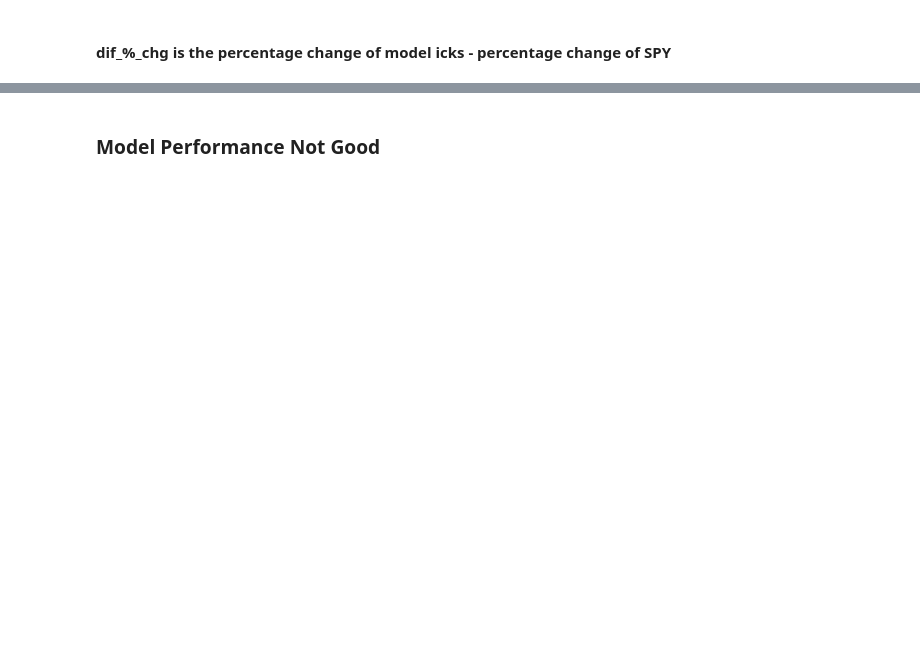
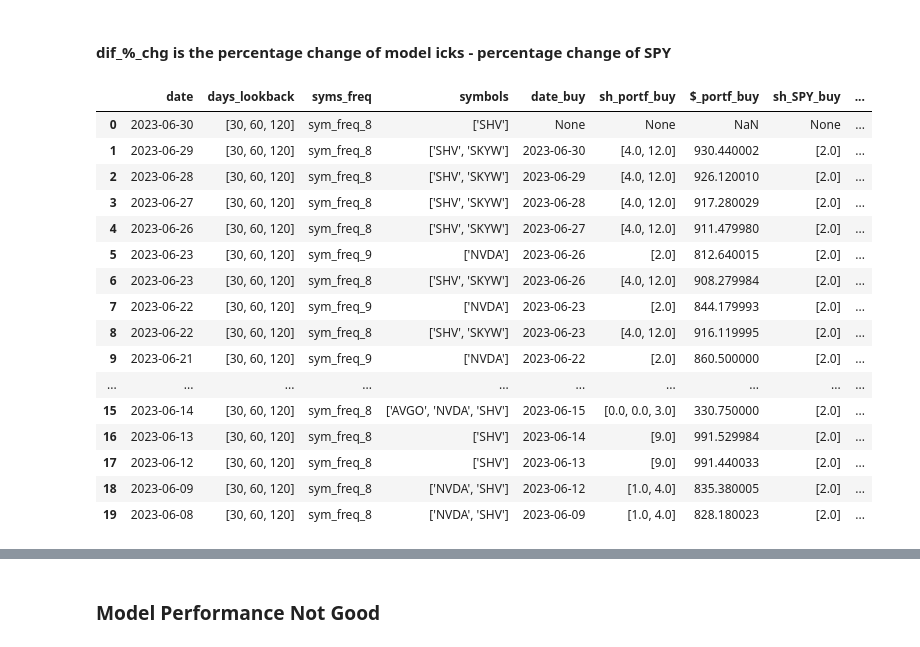
Before and after one commit to pympk/py3810, a Jupyter notebook: yf_2view_picks.ipynb, the cells around one changed output, grey strips where cells are left out. Drawn from its saved outputs; the diff is of its cells as text; code cells hidden in the pictures; blank space fills up the shorter version.

```diff
--- a/yf_2view_picks.ipynb
+++ b/yf_2view_picks.ipynb
@@ -434,7 +571,25 @@ _c
 # %% [markdown]
 #### dif_%_chg is the percentage change of model icks - percentage change of SPY
 # %%
-df_mp
+df_mp.head(20)
+# %% [output]
+|  | date | days_lookback | syms_freq | symbols | date_buy | sh_portf_buy | $_portf_buy | sh_SPY_buy | ... |
+| 0 | 2023-06-30 | [30, 60, 120] | sym_freq_8 | ['SHV'] | None | None | NaN | None | ... |
+| 1 | 2023-06-29 | [30, 60, 120] | sym_freq_8 | ['SHV', 'SKYW'] | 2023-06-30 | [4.0, 12.0] | 930.440002 | [2.0] | ... |
+| 2 | 2023-06-28 | [30, 60, 120] | sym_freq_8 | ['SHV', 'SKYW'] | 2023-06-29 | [4.0, 12.0] | 926.120010 | [2.0] | ... |
+| 3 | 2023-06-27 | [30, 60, 120] | sym_freq_8 | ['SHV', 'SKYW'] | 2023-06-28 | [4.0, 12.0] | 917.280029 | [2.0] | ... |
+| 4 | 2023-06-26 | [30, 60, 120] | sym_freq_8 | ['SHV', 'SKYW'] | 2023-06-27 | [4.0, 12.0] | 911.479980 | [2.0] | ... |
+| 5 | 2023-06-23 | [30, 60, 120] | sym_freq_9 | ['NVDA'] | 2023-06-26 | [2.0] | 812.640015 | [2.0] | ... |
+| 6 | 2023-06-23 | [30, 60, 120] | sym_freq_8 | ['SHV', 'SKYW'] | 2023-06-26 | [4.0, 12.0] | 908.279984 | [2.0] | ... |
+| 7 | 2023-06-22 | [30, 60, 120] | sym_freq_9 | ['NVDA'] | 2023-06-23 | [2.0] | 844.179993 | [2.0] | ... |
+| 8 | 2023-06-22 | [30, 60, 120] | sym_freq_8 | ['SHV', 'SKYW'] | 2023-06-23 | [4.0, 12.0] | 916.119995 | [2.0] | ... |
+| 9 | 2023-06-21 | [30, 60, 120] | sym_freq_9 | ['NVDA'] | 2023-06-22 | [2.0] | 860.500000 | [2.0] | ... |
+| ... | ... | ... | ... | ... | ... | ... | ... | ... | ... |
+| 15 | 2023-06-14 | [30, 60, 120] | sym_freq_8 | ['AVGO', 'NVDA', 'SHV'] | 2023-06-15 | [0.0, 0.0, 3.0] | 330.750000 | [2.0] | ... |
+| 16 | 2023-06-13 | [30, 60, 120] | sym_freq_8 | ['SHV'] | 2023-06-14 | [9.0] | 991.529984 | [2.0] | ... |
+| 17 | 2023-06-12 | [30, 60, 120] | sym_freq_8 | ['SHV'] | 2023-06-13 | [9.0] | 991.440033 | [2.0] | ... |
+| 18 | 2023-06-09 | [30, 60, 120] | sym_freq_8 | ['NVDA', 'SHV'] | 2023-06-12 | [1.0, 4.0] | 835.380005 | [2.0] | ... |
+| 19 | 2023-06-08 | [30, 60, 120] | sym_freq_8 | ['NVDA', 'SHV'] | 2023-06-09 | [1.0, 4.0] | 828.180023 | [2.0] | ... |
 # %%
 df_mp['win'] = np.where(df_mp['dif_%_chg']>0,1,0)
 df_mp.head(20)
```
Also changed, not shown: parts of 12 cells of this notebook, 6 other files.
